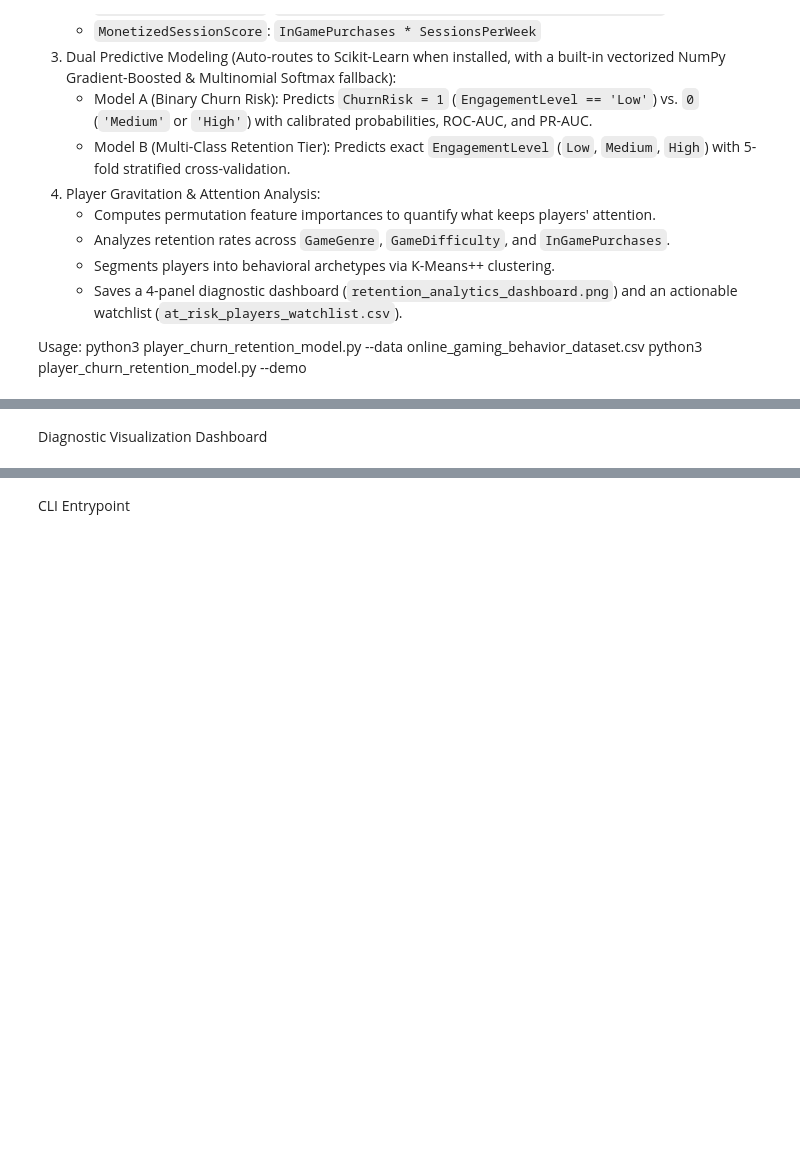
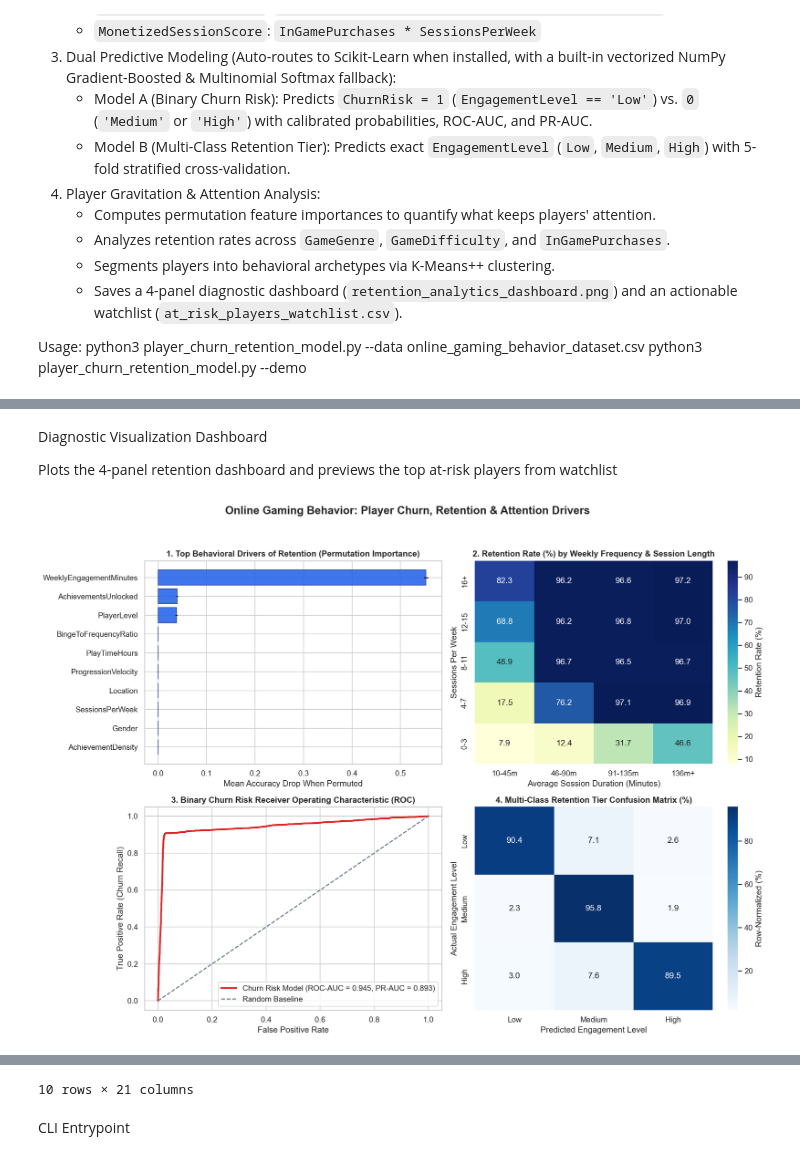
Before and after one commit to OtisPratt/Player-Churn-and-Retention, a Jupyter notebook: Churn&RetentionNB.ipynb, the cells around one changed output, grey strips where cells are left out. Cells and saved outputs as stored; diff of their text form; code cells hidden in the pictures; blank space fills up the shorter version.

Commit message:
Added descriptions&outputs
better written descriptions, per cell outputs (graphs added) running main doesn't work tho :(

```diff
--- a/Churn&RetentionNB.ipynb
+++ b/Churn&RetentionNB.ipynb
@@ -158,3 +160,9 @@ def generate_schema_accurate_demo_data(n_samples: int = 5000, seed: int = 42) ->
             "EngagementLevel": engagement_level,
         }
     )
+
+raw_df = pd.read_csv("online_gaming_behavior_dataset.csv")
+
+print(raw_df["EngagementLevel"].value_counts(normalize=True).round(3))
+
+raw_df.head()
@@ -190,3 +212,7 @@ def engineer_behavioral_features(df: pd.DataFrame) -> pd.DataFrame:
     out["EngagementTierCode"] = out["EngagementLevel"].map(engagement_map)
 
     return out
+
+df = engineer_behavioral_features(raw_df)
+
+df[["PlayerID", "WeeklyEngagementMinutes", "AchievementDensity", "BingeToFrequencyRatio", "ChurnRisk", "EngagementTierCode"]].head()
@@ -584,3 +464,7 @@ def train_and_evaluate_models(df: pd.DataFrame) -> dict:
         "cm_norm": cm,
         "watchlist": watchlist_sorted,
     }
+
+results = train_and_evaluate_models(df)
+
+print(f"Churn Risk Classifier ROC AUC: {results['roc_auc']:.4f}, PR AUC: {results['pr_auc']:.4f}")
@@ -651,5 +561,7 @@ def analyze_player_archetypes_and_gravitation(df: pd.DataFrame) -> tuple[pd.Data
-# %% [markdown]
-Diagnostic Visualization Dashboard
+# %% [markdown]
+Diagnostic Visualization Dashboard
+
+Plots the 4-panel retention dashboard and previews the top at-risk players from watchlist
 # %%
 def save_diagnostic_dashboard(
     df: pd.DataFrame,
@@ -722,31 +634,37 @@ def save_diagnostic_dashboard(
         results["tpr"],
         color="#dc2626",
         lw=2.5,
         label=f"Churn Risk Model (ROC-AUC = {results['roc_auc']:.3f}, PR-AUC = {results['pr_auc']:.3f})",
     )
     ax3.plot([0, 1], [0, 1], linestyle="--", color="#64748b", label="Random Baseline")
     ax3.set_title("3. Binary Churn Risk Receiver Operating Characteristic (ROC)", fontweight="bold")
     ax3.set_xlabel("False Positive Rate")
     ax3.set_ylabel("True Positive Rate (Churn Recall)")
     ax3.legend(loc="lower right")
 
     # Panel 4: Multi-Class Confusion Matrix (Low, Medium, High Engagement)
     ax4 = axes[1, 1]
     sns.heatmap(
         results["cm_norm"],
         annot=True,
         fmt=".1f",
         cmap="Blues",
         xticklabels=ENGAGEMENT_ORDER,
         yticklabels=ENGAGEMENT_ORDER,
         cbar_kws={"label": "Row-Normalized (%)"},
         ax=ax4,
     )
     ax4.set_title("4. Multi-Class Retention Tier Confusion Matrix (%)", fontweight="bold")
     ax4.set_xlabel("Predicted Engagement Level")
     ax4.set_ylabel("Actual Engagement Level")
 
     plt.tight_layout(rect=[0, 0, 1, 0.95])
     output_path.parent.mkdir(parents=True, exist_ok=True)
     plt.savefig(output_path, bbox_inches="tight")
-    plt.close(fig)
+    plt.show()
+
+save_diagnostic_dashboard(df, results, Path("retention_analytics_dashboard.png"))
+
+results["watchlist"].head(10)
+# %% [output]
+[figure, added]
@@ -753,3 +682,4 @@ def save_diagnostic_dashboard(
+10 rows × 21 columns
 # %% [markdown]
 CLI Entrypoint
 # %%
```
Also changed, not shown: parts of 15 cells of this notebook.
